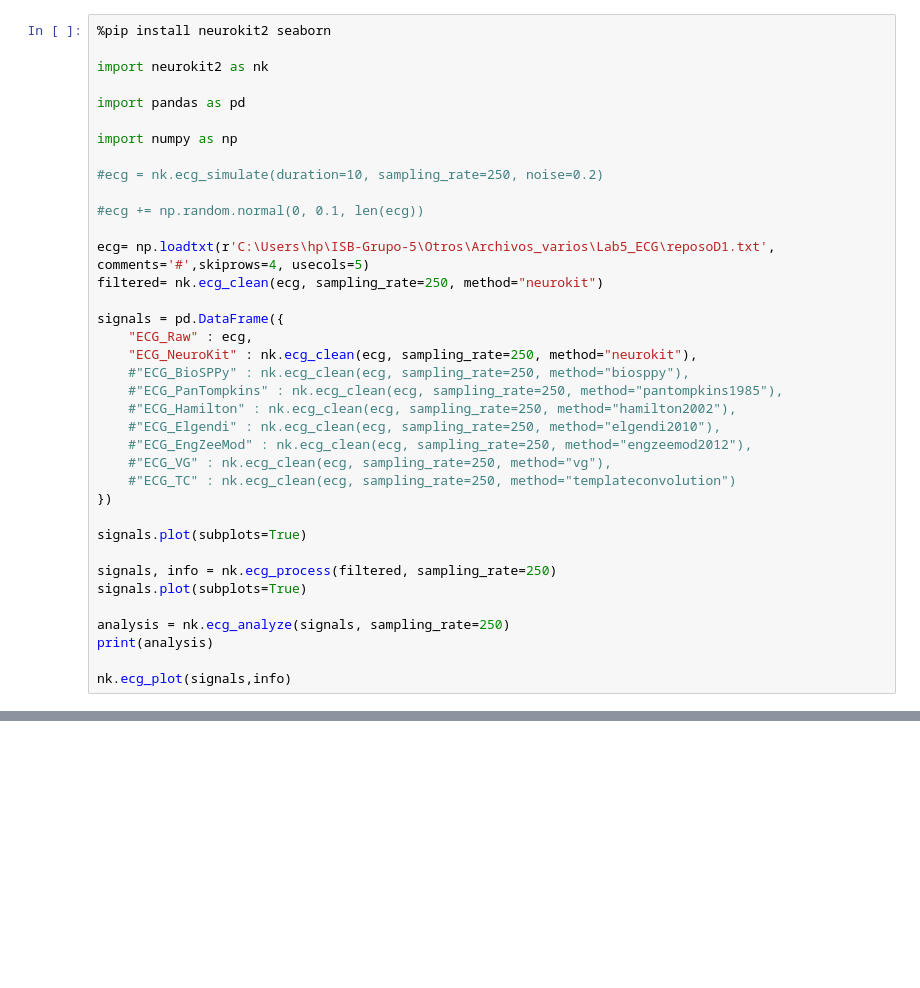
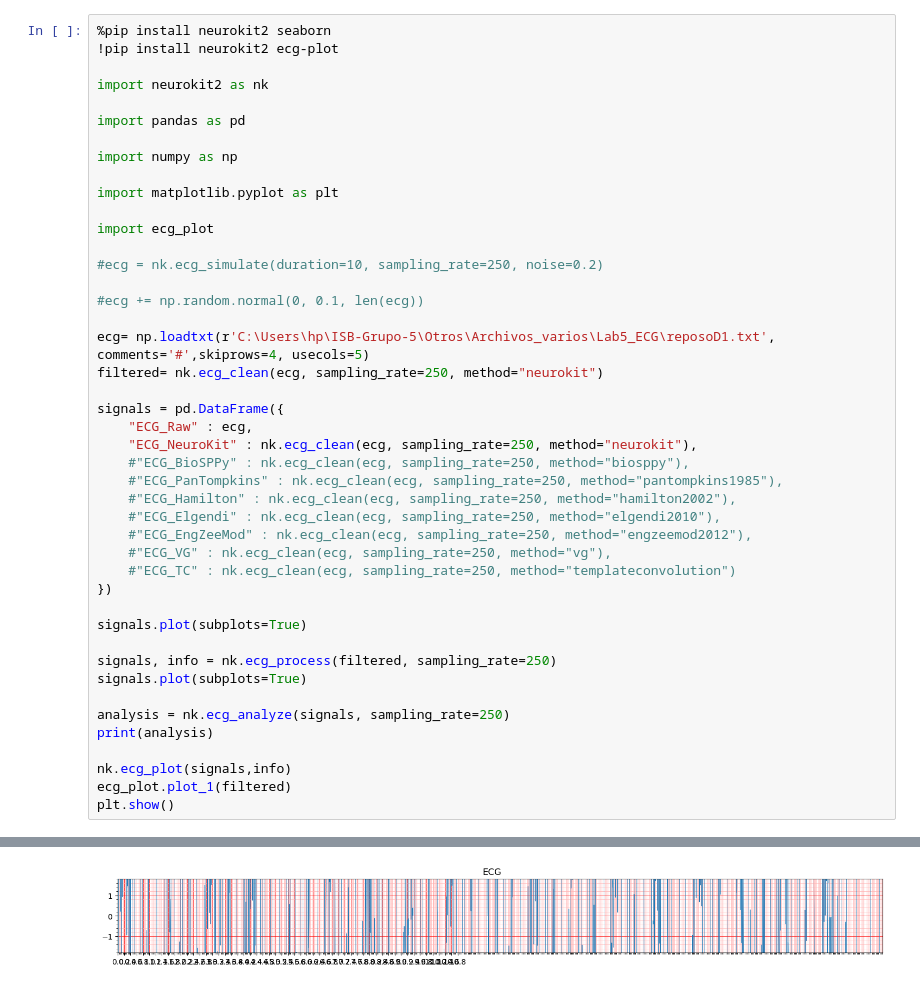
Before and after one commit to DianaCortezL/ISB-Grupo-5, a Jupyter notebook: ISB/Laboratorios/Lab10 - Procesamiento de ECG/nuevodelnuevo.ipynb, the cells around one changed output, grey strips where cells are left out. Cells and saved outputs as stored; diff of their text form; blank space fills up the shorter version.

```diff
--- a/ISB/Laboratorios/Lab10 - Procesamiento de ECG/nuevodelnuevo.ipynb
+++ b/ISB/Laboratorios/Lab10 - Procesamiento de ECG/nuevodelnuevo.ipynb
@@ -1,11 +1,16 @@
 # %%
 %pip install neurokit2 seaborn
+!pip install neurokit2 ecg-plot
 
 import neurokit2 as nk
 
 import pandas as pd
 
 import numpy as np
+
+import matplotlib.pyplot as plt
+
+import ecg_plot
 
 #ecg = nk.ecg_simulate(duration=10, sampling_rate=250, noise=0.2)
 
@@ -35,6 +40,8 @@ analysis = nk.ecg_analyze(signals, sampling_rate=250)
 print(analysis)
 
 nk.ecg_plot(signals,info)
+ecg_plot.plot_1(filtered)
+plt.show()
 # %% [output]
 Requirement already satisfied: neurokit2 in c:\users\hp\anaconda3\lib\site-packages (0.2.10)
 Requirement already satisfied: seaborn in c:\users\hp\anaconda3\lib\site-packages (0.13.2)
@@ -56,19 +63,20 @@ Note: you may need to restart the kernel to use updated packages.
   ECG_Rate_Mean    HRV_MeanNN               HRV_SDNN HRV_SDANN1 HRV_SDNNI1  \
 0     49.571385  [[1409.875]]  [[672.7675987556802]]    [[nan]]    [[nan]]
 
   HRV_SDANN2 HRV_SDNNI2 HRV_SDANN5 HRV_SDNNI5               HRV_RMSSD  ...  \
 0    [[nan]]    [[nan]]    [[nan]]    [[nan]]  [[1139.5969859220322]]  ...
 
                HRV_SampEn             HRV_ShanEn            HRV_FuzzyEn  \
 0  [[1.2039728043259361]]  [[4.937499999999999]]  [[1.473605016756425]]
 
   HRV_MSEn HRV_CMSEn HRV_RCMSEn                  HRV_CD  \
 0  [[0.0]]   [[0.0]]    [[0.0]]  [[1.5076764067898045]]
 
                  HRV_HFD                HRV_KFD     HRV_LZC
 0  [[2.048236985864971]]  [[4.639125489380365]]  [[1.5625]]
 
 [1 rows x 83 columns]
 [figure]
 [figure]
 [figure]
+[figure, added]
```
Also changed, not shown: parts of 1 cell of this notebook.
